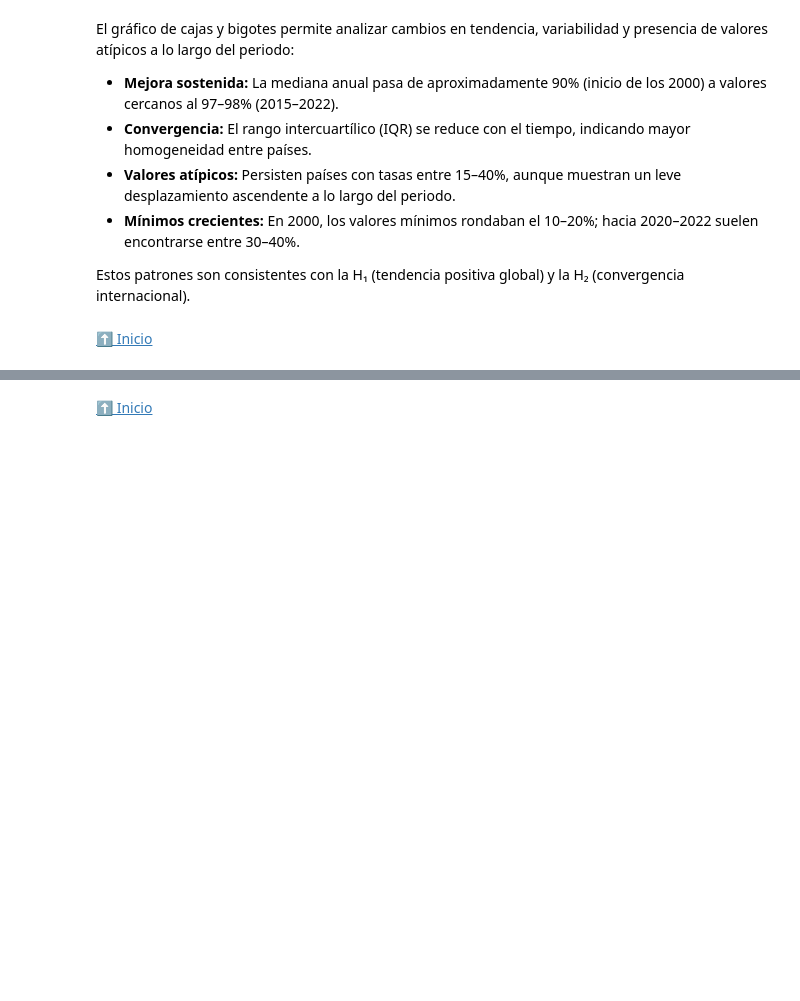
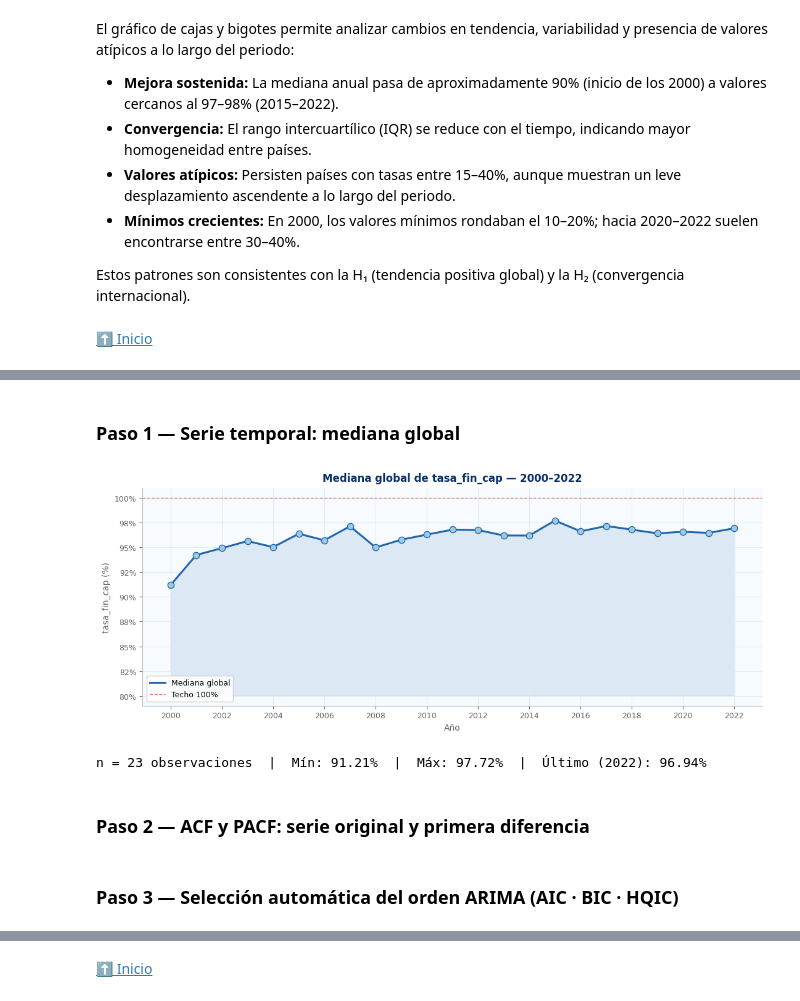
Before and after one commit to samueldavidchamorro/jbook_dataviz_2025, a Jupyter notebook: content/test.ipynb, the cells around one changed output, grey strips where cells are left out. Cells and saved outputs as stored; diff of their text form; code cells hidden in the pictures; blank space fills up the shorter version.

Commit message:
Implementación de Arima y correcciones

```diff
--- a/content/test.ipynb
+++ b/content/test.ipynb
@@ -1061,0 +1112,76 @@ Estos patrones son consistentes con la H₁ (tendencia positiva global) y la H
+# %% [markdown]
+### Paso 1 — Serie temporal: mediana global
+# %%
+import warnings
+import numpy as np
+import pandas as pd
+import matplotlib.pyplot as plt
+import matplotlib.gridspec as gridspec
+from statsmodels.tsa.stattools import adfuller, acf, pacf
+from statsmodels.tsa.arima.model import ARIMA
+from scipy import stats
+import itertools
+
+warnings.filterwarnings("ignore")
+
+# ── Paleta coherente con fondo blanco ────────────────────────────────────────
+AZ_MAIN   = "#2166AC"
+AZ_DARK   = "#08306B"
+AZ_LIGHT  = "#9ECAE1"
+GRAY      = "#636363"
+RED       = "#D6604D"
+GREEN     = "#1A7C3E"
+AMBER     = "#E6A817"
+GRID_C    = "#DEEBF7"
+BG_PANEL  = "#F7FBFF"
+
+def apply_style(ax, title="", xlabel="", ylabel=""):
+    ax.set_facecolor(BG_PANEL)
+    ax.grid(color=GRID_C, linewidth=0.8, zorder=0)
+    ax.spines["top"].set_visible(False)
+    ax.spines["right"].set_visible(False)
+    ax.spines["left"].set_color("#BDBDBD")
+    ax.spines["bottom"].set_color("#BDBDBD")
+    if title:   ax.set_title(title,   fontsize=12, fontweight="bold", color=AZ_DARK, pad=8)
+    if xlabel:  ax.set_xlabel(xlabel, fontsize=10, color=GRAY)
+    if ylabel:  ax.set_ylabel(ylabel, fontsize=10, color=GRAY)
+    ax.tick_params(colors=GRAY, labelsize=9)
+
+# ── Construir serie ───────────────────────────────────────────────────────────
+if "tasa_fin_cap" not in data.columns:
+    data["tasa_fin_cap"] = data["tasa_fin"].clip(lower=0, upper=100)
+
+serie_anual = (
+    data.groupby("anio")["tasa_fin_cap"]
+    .median()
+    .dropna()
+    .sort_index()
+)
+y     = serie_anual.values
+anios = serie_anual.index.astype(int).tolist()
+
+# ── Gráfico ───────────────────────────────────────────────────────────────────
+fig, ax = plt.subplots(figsize=(11, 4.5))
+fig.patch.set_facecolor("white")
+
+ax.fill_between(anios, 80, y, color=AZ_MAIN, alpha=0.12, zorder=1)
+ax.plot(anios, y, color=AZ_MAIN, linewidth=2.2, zorder=3, label="Mediana global")
+ax.scatter(anios, y, color=AZ_LIGHT, edgecolors=AZ_MAIN, s=55, zorder=4)
+ax.axhline(100, color=RED, linestyle="--", linewidth=1, alpha=0.8, label="Techo 100%")
+
+apply_style(ax,
+    title="Mediana global de tasa_fin_cap — 2000–2022",
+    xlabel="Año", ylabel="tasa_fin_cap (%)")
+ax.set_xticks(range(2000, 2023, 2))
+ax.set_ylim(79, 101)
+ax.yaxis.set_major_formatter(plt.FuncFormatter(lambda x, _: f"{x:.0f}%"))
+ax.legend(fontsize=9, framealpha=0.9)
+
+plt.tight_layout()
+plt.show()
+print(f"n = {len(y)} observaciones  |  Mín: {y.min():.2f}%  |  Máx: {y.max():.2f}%  |  Último (2022): {y[-1]:.2f}%")
+# %% [output]
+[figure, added]
+n = 23 observaciones  |  Mín: 91.21%  |  Máx: 97.72%  |  Último (2022): 96.94%
+# %% [markdown]
+### Paso 2 — ACF y PACF: serie original y primera diferencia
@@ -1061,0 +1199,2 @@ Estos patrones son consistentes con la H₁ (tendencia positiva global) y la H
+# %% [markdown]
+### Paso 3 — Selección automática del orden ARIMA (AIC · BIC · HQIC)
```
Also changed, not shown: parts of 21 cells of this notebook.
